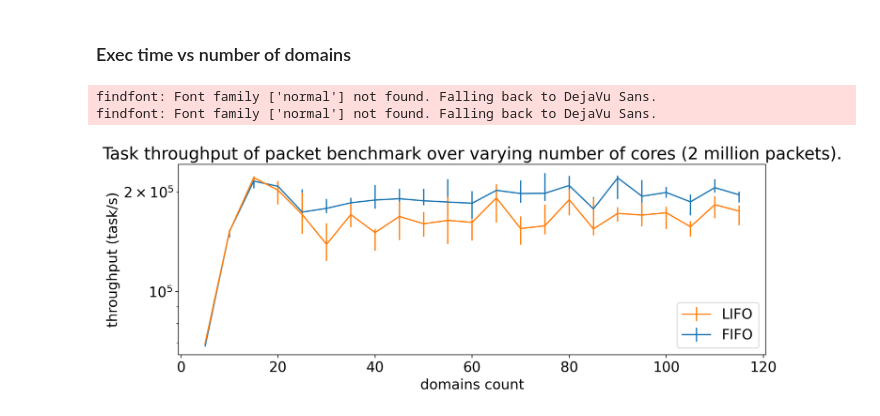
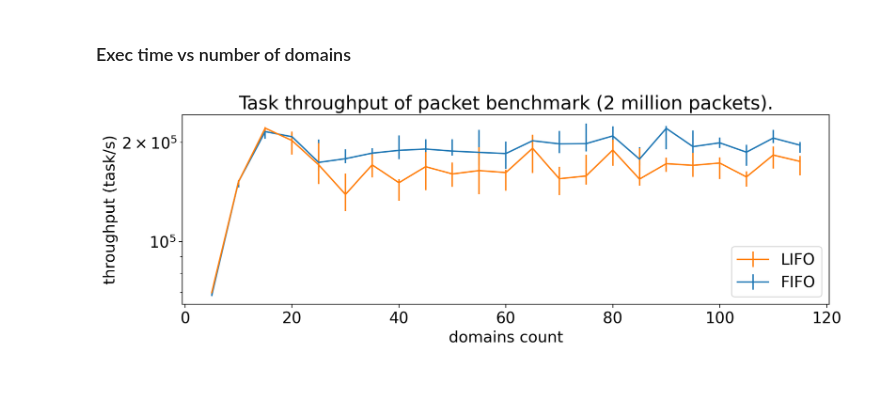
Before and after one commit to bartoszmodelski/ebsl, a Jupyter notebook: evaluation/packet-benchmark-sherwood-just-throughput.py.ipynb, the cells around one changed output. Cells and saved outputs as stored; diff of their text form; code cells hidden in the pictures; blank space fills up the shorter version.

```diff
--- a/evaluation/packet-benchmark-sherwood-just-throughput.py.ipynb
+++ b/evaluation/packet-benchmark-sherwood-just-throughput.py.ipynb
@@ -180,7 +180,7 @@ ax.legend(handles=[line_fifo, line_lifo])
 
 ax.set_yscale("log")
 #ax.set_ylim(ymin=1)
-ax.set_title("Task throughput of packet benchmark over varying number of cores (2 million packets).")
+ax.set_title("Task throughput of packet benchmark (2 million packets).")
 ax.set_ylabel('throughput (task/s)')
 
 '''
@@ -239,33 +239,32 @@ ax = axes[4]
 
 line_lifo = plot(x, fifo_transformed, "latency_q9999-processed", 'FIFO')
 line_fifo = plot(x, lifo_transformed, "latency_q9999-processed", 'LIFO')
 
 #ax.set_yscale("log")
 ax.set_ylim(ymin=1)
 ax.set_ylabel('latency (μs)')
 ax.set_title("99.99% percentile latency.")
 
 ########################
 ## WAIT ################
 ########################
 
 ax = axes[5]
 
 
 line_lifo = plot(x, fifo_transformed, "waited_for_space_on_enque-processed", 'FIFO')
 line_fifo = plot(x, lifo_transformed, "waited_for_space_on_enque-processed", 'LIFO')
 
 ax.set_yscale("log")
 ax.set_ylim(ymin=1)
 ax.set_xlabel('domains count')
 ax.set_ylabel('busy-wait loops (count)')
 ax.set_title("Number of retries on task insertion due to lack of space")
 '''
 ax.set_xlabel('domains count')
 
 
+plt.subplots_adjust(bottom=0.2)
 plt.savefig("packet-basic-2spawners-just-throughput.png", dpi=200)
 # %% [output]
-findfont: Font family ['normal'] not found. Falling back to DejaVu Sans.
-findfont: Font family ['normal'] not found. Falling back to DejaVu Sans.
-[figure, old version]
+[figure, new version]
```
Also changed, not shown: 1 other file.
